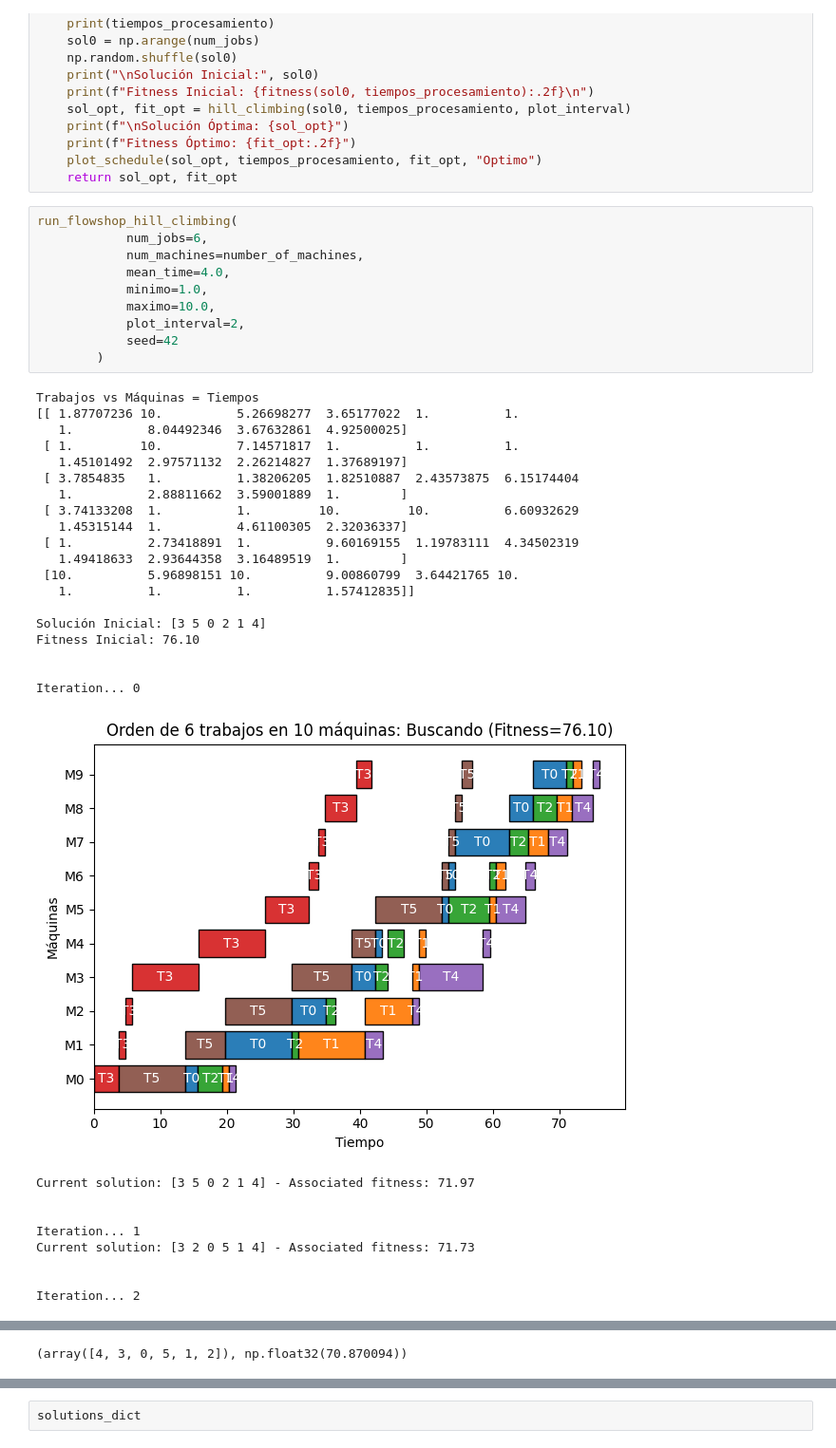
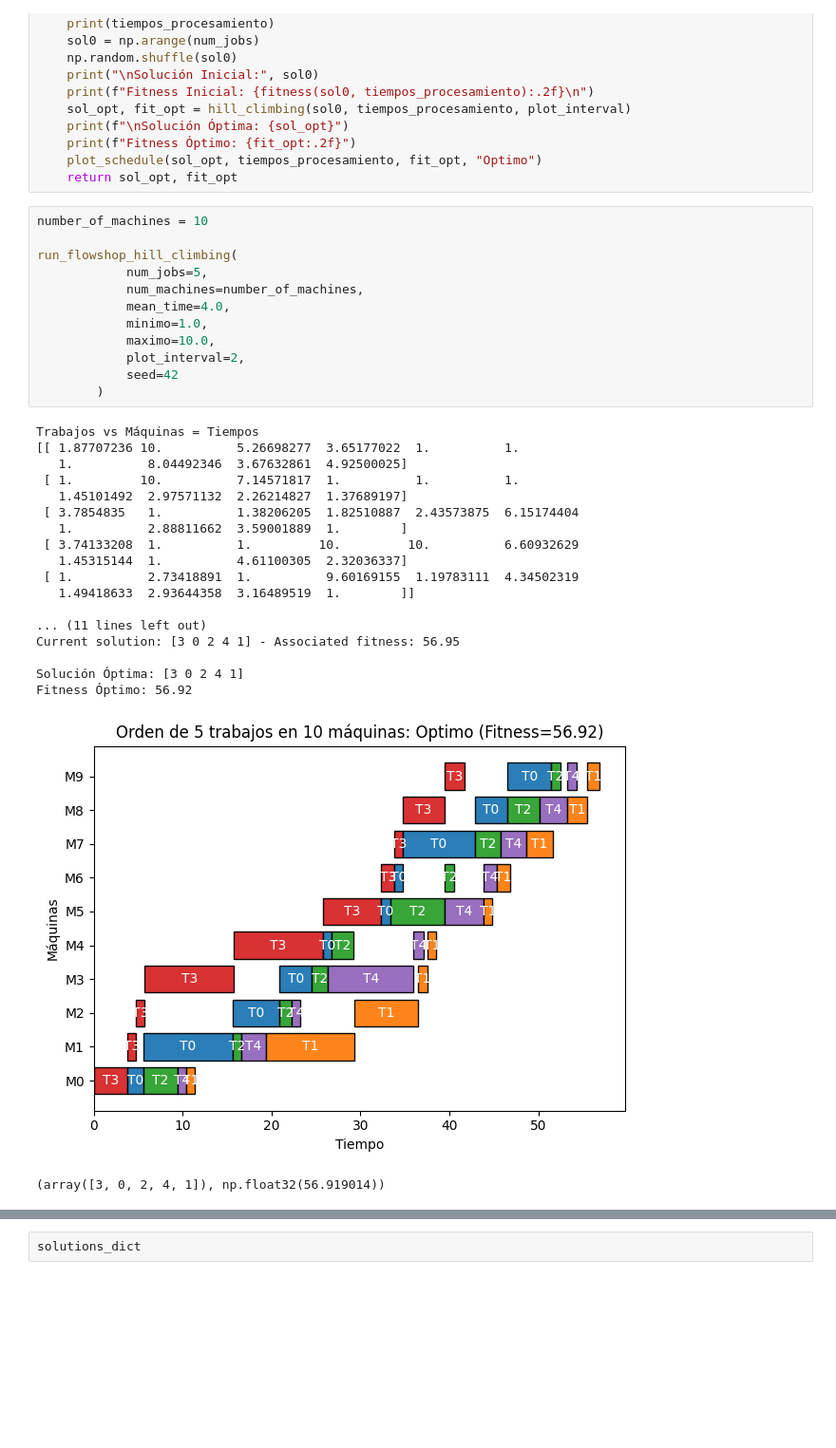
Before and after one commit to Codenid/UTEC_2025_IA_FUNDAMENTALS, a Jupyter notebook: TAREA/TAREA_2/Flow_Shop_Hill_Climbing_Result.ipynb, the cells around one changed output, grey strips where cells are left out. Shown: that part at 95% size. Drawn from its saved outputs; the diff is of its cells as text; blank space fills up the shorter version.

```diff
--- a/TAREA/TAREA_2/Flow_Shop_Hill_Climbing_Result.ipynb
+++ b/TAREA/TAREA_2/Flow_Shop_Hill_Climbing_Result.ipynb
@@ -158,41 +187,34 @@ def run_flowshop_hill_climbing(
     plot_schedule(sol_opt, tiempos_procesamiento, fit_opt, "Optimo")
     return sol_opt, fit_opt
 # %%
+number_of_machines = 10
+
 run_flowshop_hill_climbing(
-            num_jobs=6,
+            num_jobs=5,
             num_machines=number_of_machines,
             mean_time=4.0,
             minimo=1.0,
             maximo=10.0,
             plot_interval=2,
             seed=42
         )
 # %% [output]
 Trabajos vs Máquinas = Tiempos
 [[ 1.87707236 10.          5.26698277  3.65177022  1.          1.
    1.          8.04492346  3.67632861  4.92500025]
  [ 1.         10.          7.14571817  1.          1.          1.
    1.45101492  2.97571132  2.26214827  1.37689197]
  [ 3.7854835   1.          1.38206205  1.82510887  2.43573875  6.15174404
    1.          2.88811662  3.59001889  1.        ]
  [ 3.74133208  1.          1.         10.         10.          6.60932629
    1.45315144  1.          4.61100305  2.32036337]
  [ 1.          2.73418891  1.          9.60169155  1.19783111  4.34502319
-   1.49418633  2.93644358  3.16489519  1.        ]
- [10.          5.96898151 10.          9.00860799  3.64421765 10.
-   1.          1.          1.          1.57412835]]
+   1.49418633  2.93644358  3.16489519  1.        ]]
 
-Solución Inicial: [3 5 0 2 1 4]
-Fitness Inicial: 76.10
+... (11 lines left out)
+Current solution: [3 0 2 4 1] - Associated fitness: 56.95
 
-
-Iteration... 0
+Solución Óptima: [3 0 2 4 1]
+Fitness Óptimo: 56.92
-[figure, old version]
+[figure, new version]
-Current solution: [3 5 0 2 1 4] - Associated fitness: 71.97
-
-
-Iteration... 1
-Current solution: [3 2 0 5 1 4] - Associated fitness: 71.73
-
-
-Iteration... 2
+(array([3, 0, 2, 4, 1]), np.float32(56.919014))
@@ -209,3 +221,2 @@ Fitness Óptimo: 70.87
-(array([4, 3, 0, 5, 1, 2]), np.float32(70.870094))
 # %%
 solutions_dict = {}
```
Also changed, not shown: parts of 5 cells of this notebook.
